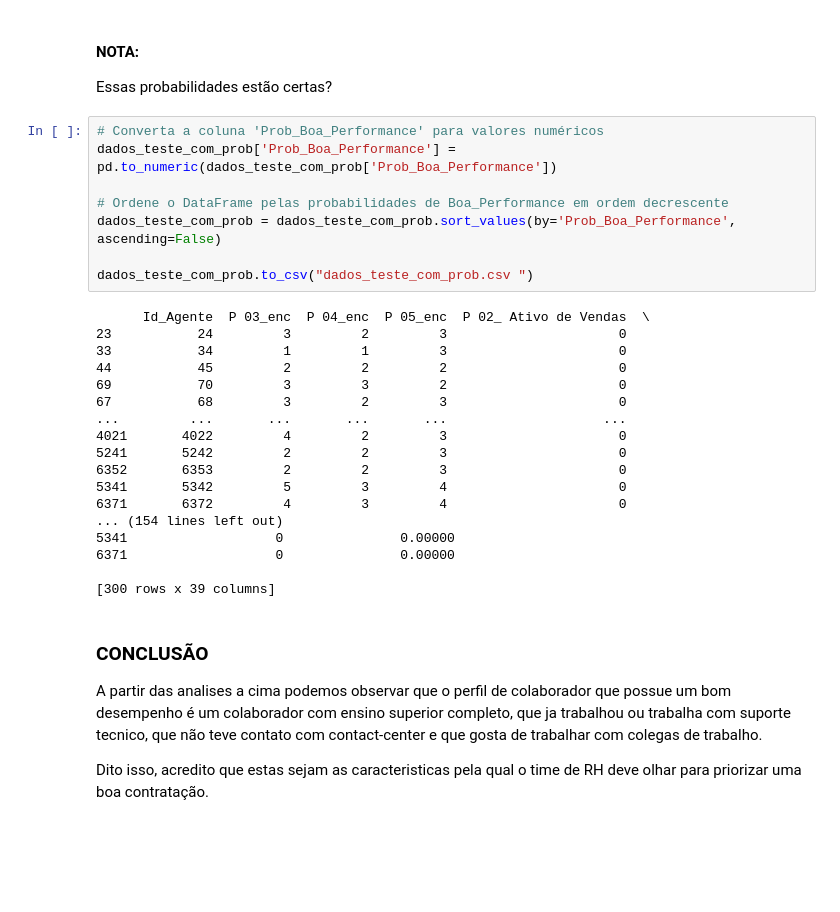
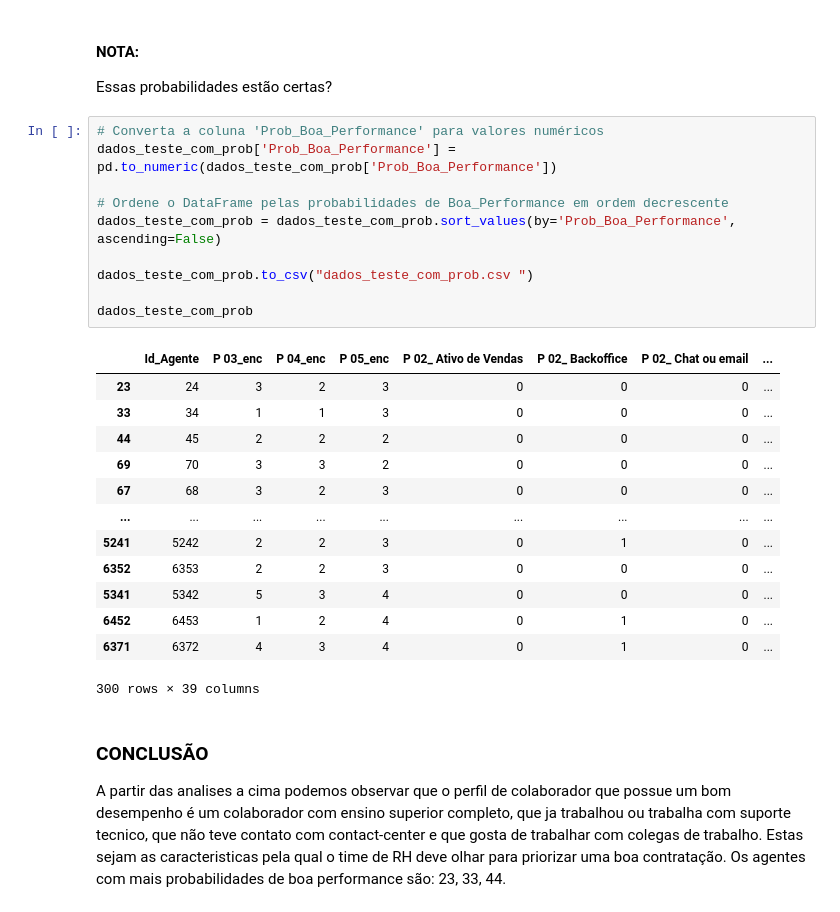
Before and after one commit to Luisfrighetto/People_Analytics, a Jupyter notebook: Performance.ipynb, the cells around one changed output. Saved outputs shown, nothing was run; the diff lists cells and outputs as text; blank space fills up the shorter version.

```diff
--- a/Performance.ipynb
+++ b/Performance.ipynb
@@ -415,32 +398,28 @@ Essas probabilidades estão certas?
 # %%
 # Converta a coluna 'Prob_Boa_Performance' para valores numéricos
 dados_teste_com_prob['Prob_Boa_Performance'] = pd.to_numeric(dados_teste_com_prob['Prob_Boa_Performance'])
 
 # Ordene o DataFrame pelas probabilidades de Boa_Performance em ordem decrescente
 dados_teste_com_prob = dados_teste_com_prob.sort_values(by='Prob_Boa_Performance', ascending=False)
 
 dados_teste_com_prob.to_csv("dados_teste_com_prob.csv ")
+
+dados_teste_com_prob
 # %% [output]
+|  | Id_Agente | P 03_enc | P 04_enc | P 05_enc | P 02_ Ativo de Vendas | P 02_ Backoffice | P 02_ Chat ou email | ... |
+| 23 | 24 | 3 | 2 | 3 | 0 | 0 | 0 | ... |
+| 33 | 34 | 1 | 1 | 3 | 0 | 0 | 0 | ... |
+| 44 | 45 | 2 | 2 | 2 | 0 | 0 | 0 | ... |
+| 69 | 70 | 3 | 3 | 2 | 0 | 0 | 0 | ... |
+| 67 | 68 | 3 | 2 | 3 | 0 | 0 | 0 | ... |
+| ... | ... | ... | ... | ... | ... | ... | ... | ... |
+| 5241 | 5242 | 2 | 2 | 3 | 0 | 1 | 0 | ... |
+| 6352 | 6353 | 2 | 2 | 3 | 0 | 0 | 0 | ... |
+| 5341 | 5342 | 5 | 3 | 4 | 0 | 0 | 0 | ... |
+| 6452 | 6453 | 1 | 2 | 4 | 0 | 1 | 0 | ... |
+| 6371 | 6372 | 4 | 3 | 4 | 0 | 1 | 0 | ... |
-      Id_Agente  P 03_enc  P 04_enc  P 05_enc  P 02_ Ativo de Vendas  \
-23           24         3         2         3                      0
-33           34         1         1         3                      0
-44           45         2         2         2                      0
-69           70         3         3         2                      0
-67           68         3         2         3                      0
-...         ...       ...       ...       ...                    ...
-4021       4022         4         2         3                      0
-5241       5242         2         2         3                      0
-6352       6353         2         2         3                      0
-5341       5342         5         3         4                      0
-6371       6372         4         3         4                      0
-... (154 lines left out)
-5341                   0               0.00000
-6371                   0               0.00000
-
-[300 rows x 39 columns]
+300 rows × 39 columns
 # %% [markdown]
 ### CONCLUSÃO
 
-A partir das analises a cima podemos observar que o perfil de colaborador que possue um bom desempenho é um colaborador com ensino superior completo, que ja trabalhou ou trabalha com suporte tecnico, que não teve contato com contact-center e que gosta de trabalhar com colegas de trabalho.
-
-Dito isso, acredito que estas sejam as caracteristicas pela qual o time de RH deve olhar para priorizar uma boa contratação.
+A partir das analises a cima podemos observar que o perfil de colaborador que possue um bom desempenho é um colaborador com ensino superior completo, que ja trabalhou ou trabalha com suporte tecnico, que não teve contato com contact-center e que gosta de trabalhar com colegas de trabalho. Estas sejam as caracteristicas pela qual o time de RH deve olhar para priorizar uma boa contratação. Os agentes com mais probabilidades de boa performance são: 23, 33, 44.
```
Also changed, not shown: parts of 5 cells of this notebook, 3 other files.
